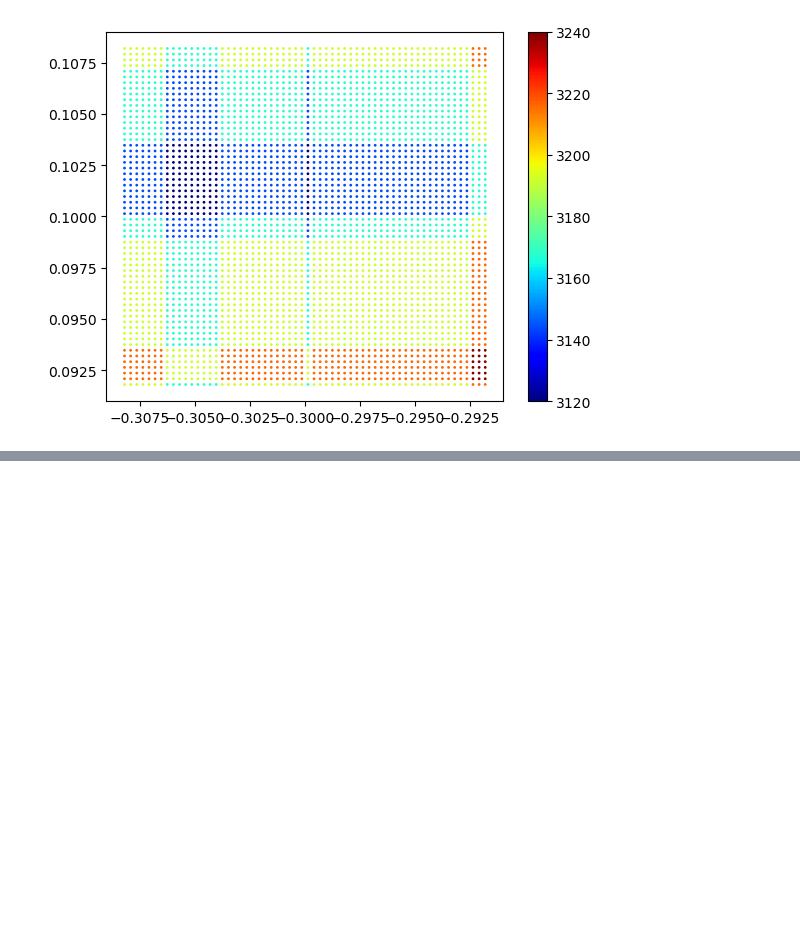
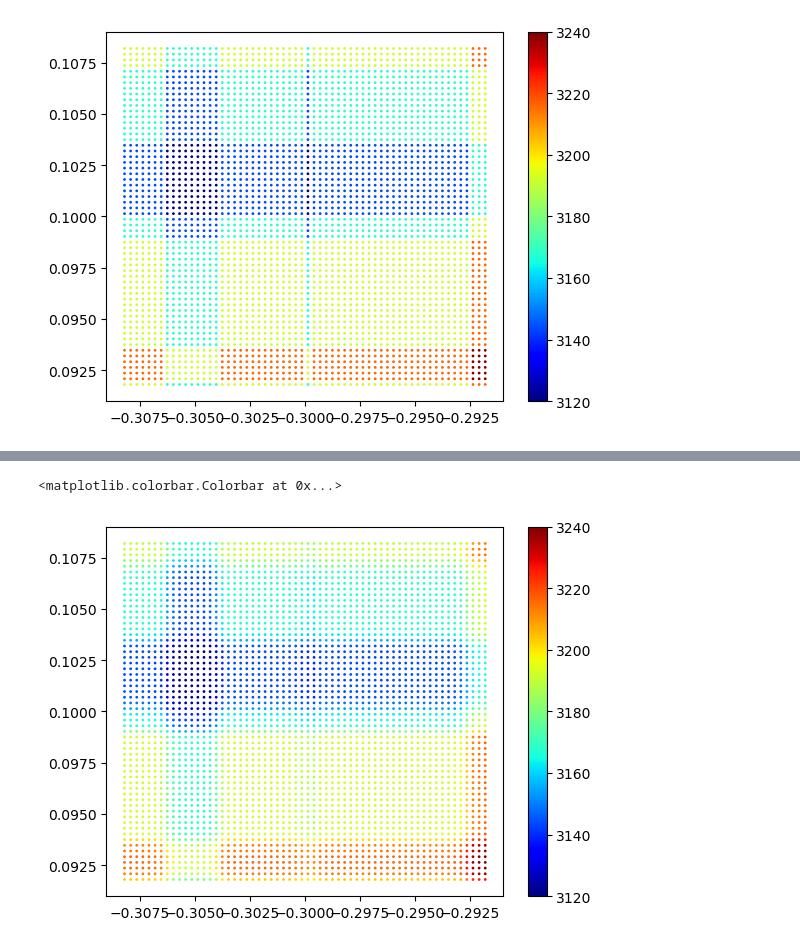
Before and after one commit to kawatadaisuke/JASMINE-analysis-testing, a Jupyter notebook: astrometry-validation/small-survey-plan/Small_Survey_Plan_astrometry_validation.ipynb, the cells around one changed output, grey strips where cells are left out. Saved outputs shown, nothing was run; the diff lists cells and outputs as text; code cells hidden in the pictures; blank space fills up the shorter version.

```diff
--- a/astrometry-validation/small-survey-plan/Small_Survey_Plan_astrometry_validation.ipynb
+++ b/astrometry-validation/small-survey-plan/Small_Survey_Plan_astrometry_validation.ipynb
@@ -356,0 +435,13 @@ plt.colorbar(cx)
+# %%
+# compute number of observations, ignoring the angles
+ncobs_grid = np.zeros_like(l_sfgrid)
+for i in range(ntobs):
+    # grid covered by the small field
+    sindx = np.where((l_sfgrid > lc_obs[i]-0.5*w_dtct)*(l_sfgrid < lc_obs[i]+0.5*w_dtct)
+                     *(b_sfgrid > bc_obs[i]-0.5*w_dtct)*(b_sfgrid < bc_obs[i]+0.5*w_dtct))
+    ncobs_grid[sindx] +=1
+cx = plt.scatter(l_sfgrid, b_sfgrid, c=ncobs_grid, s=1, cmap=cm.jet)
+plt.colorbar(cx)
+# %% [output]
+<matplotlib.colorbar.Colorbar at 0x...>
+[figure, added]
```
Also changed, not shown: parts of 17 cells of this notebook.
